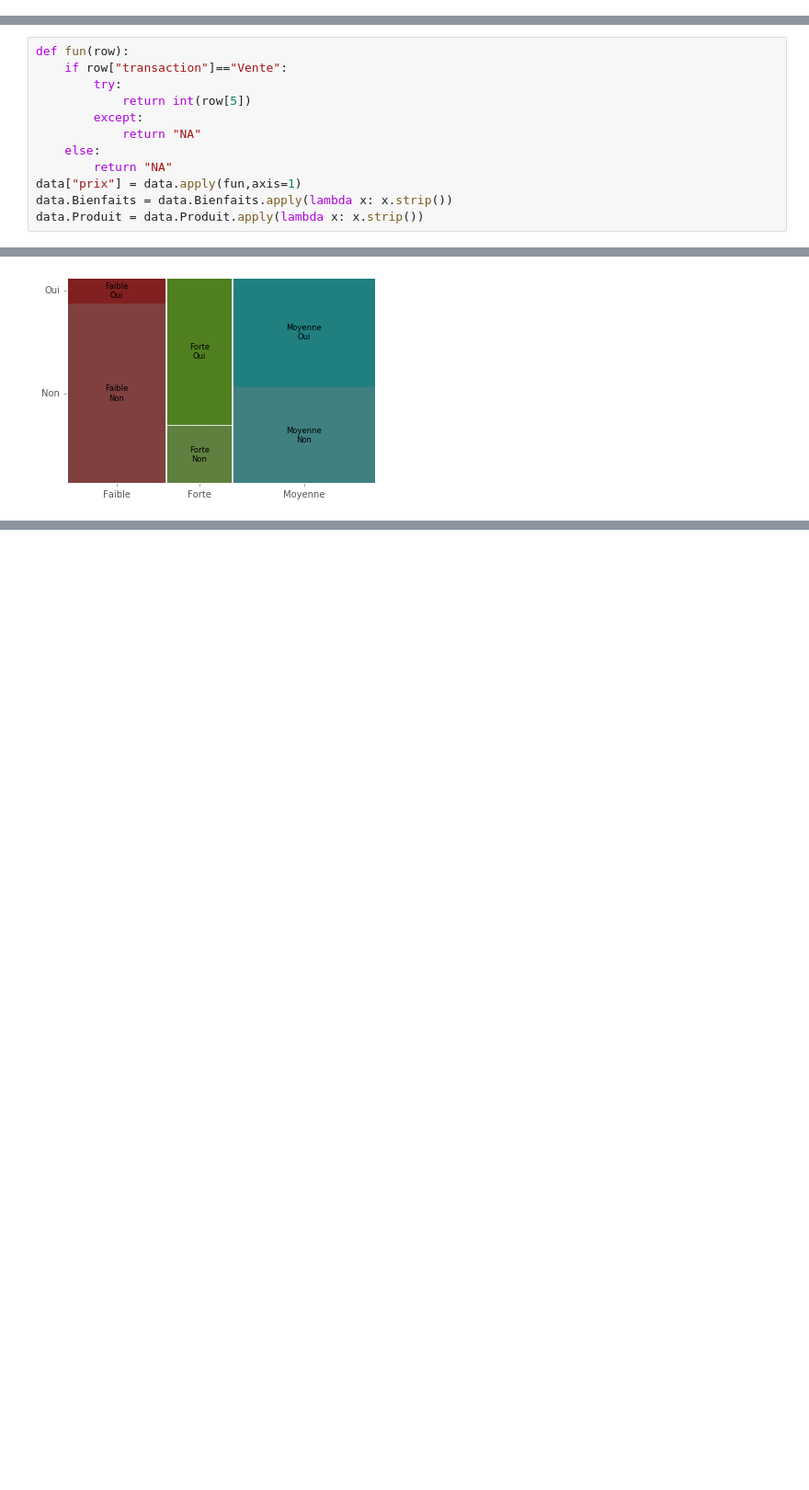
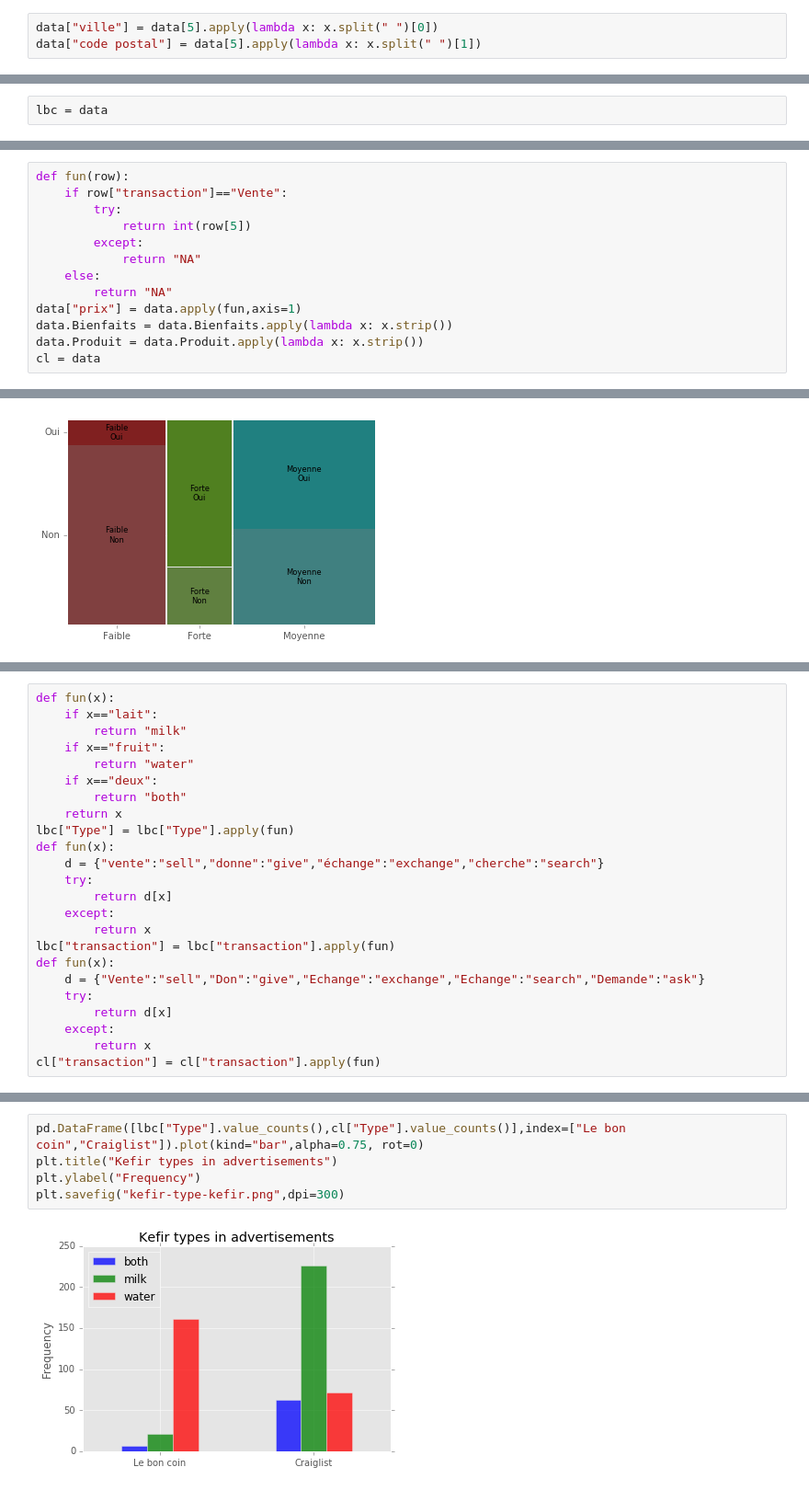
Before and after one commit to emilienschultz/researchnotebooks, a Jupyter notebook: Kefir-extract-web.ipynb, the cells around one changed output, grey strips where cells are left out. Shown at 92% size. Drawn from its saved outputs; the diff is of its cells as text; blank space fills up the shorter version.

```diff
--- a/Kefir-extract-web.ipynb
+++ b/Kefir-extract-web.ipynb
@@ -110,3 +111,6 @@ Le fichier est modifié pour recoder le type de kéfir, le prix, et le poids qua
 On recharge le fichier
 # %%
 data = pd.read_excel("leboncoin-kefir-15062016.xls")
+# %%
+data["ville"] = data[5].apply(lambda x: x.split(" ")[0])
+data["code postal"] = data[5].apply(lambda x: x.split(" ")[1])
@@ -237,6 +243,8 @@ a = mosaic(pd.crosstab(data["Produit"],data["Bienfaits "]).stack())
 a = mosaic(pd.crosstab(data["Type"],data["Bienfaits "]).stack())
 # %% [output]
 [figure]
+# %%
+lbc = data
 # %% [markdown]
 ## Extraction à partir de craiglist
 # %% [markdown]
@@ -298,6 +299,7 @@ def fun(row):
 data["prix"] = data.apply(fun,axis=1)
 data.Bienfaits = data.Bienfaits.apply(lambda x: x.strip())
 data.Produit = data.Produit.apply(lambda x: x.strip())
+cl = data
 # %%
 fig, ax = plt.subplots(1, 2, figsize=(16, 6), sharey=True)
 data[(data["prix"]!="NA") & (data["Type"]=="water")]["prix"].hist(ax=ax[0])
@@ -332,0 +343,24 @@ a = mosaic(pd.crosstab(data["Produit"],data["Bienfaits"]).stack())
+# %%
+def fun(x):
+    if x=="lait":
+        return "milk"
+    if x=="fruit":
+        return "water"
+    if x=="deux":
+        return "both"
+    return x
+lbc["Type"] = lbc["Type"].apply(fun)
+def fun(x):
+    d = {"vente":"sell","donne":"give","échange":"exchange","cherche":"search"}
+    try:
+        return d[x]
+    except:
+        return x
+lbc["transaction"] = lbc["transaction"].apply(fun)
+def fun(x):
+    d = {"Vente":"sell","Don":"give","Echange":"exchange","Echange":"search","Demande":"ask"}
+    try:
+        return d[x]
+    except:
+        return x
+cl["transaction"] = cl["transaction"].apply(fun)
@@ -332,0 +369,7 @@ a = mosaic(pd.crosstab(data["Produit"],data["Bienfaits"]).stack())
+# %%
+pd.DataFrame([lbc["Type"].value_counts(),cl["Type"].value_counts()],index=["Le bon coin","Craiglist"]).plot(kind="bar",alpha=0.75, rot=0)
+plt.title("Kefir types in advertisements")
+plt.ylabel("Frequency")
+plt.savefig("kefir-type-kefir.png",dpi=300)
+# %% [output]
+[figure, added]
```
Also changed, not shown: parts of 26 cells of this notebook.
